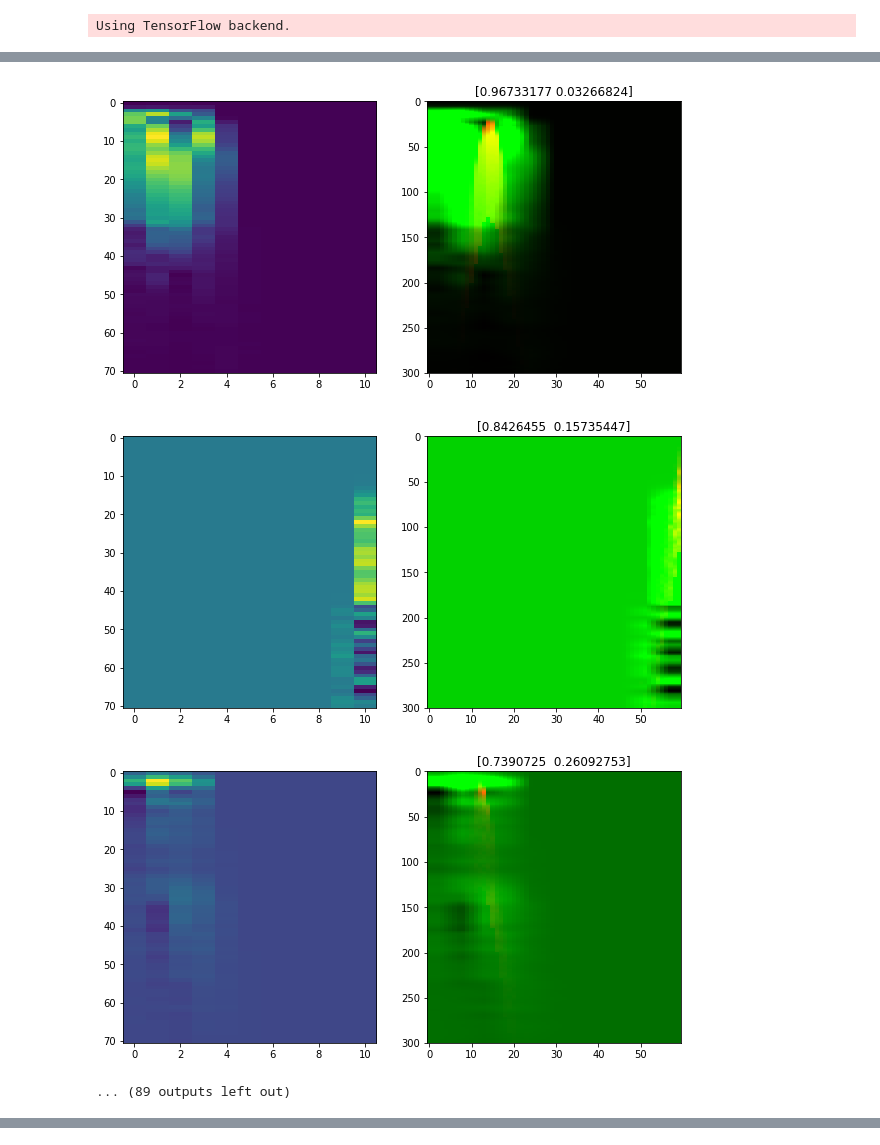
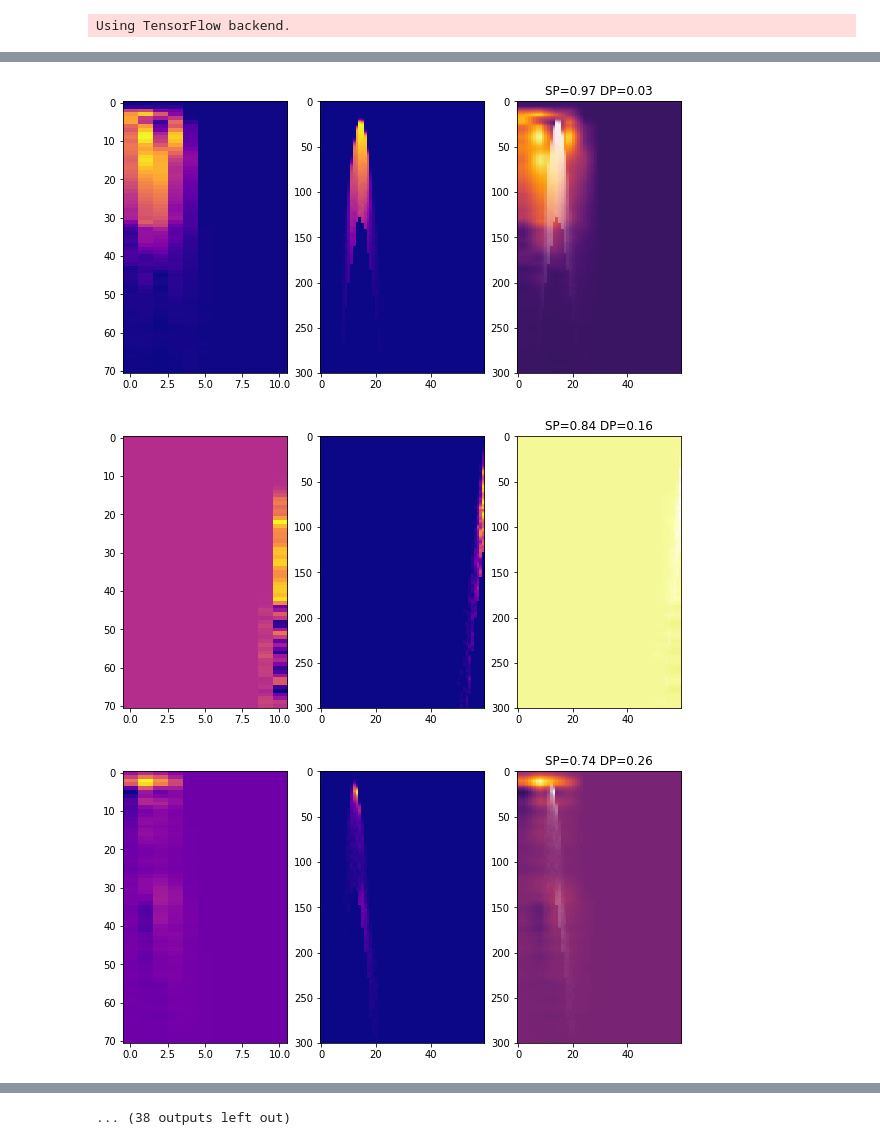
Before and after one commit to dpankova/DoublePulse, a Jupyter notebook: notebooks/Doug/DL_heatmap.ipynb, the cells around one changed output, grey strips where cells are left out. Drawn from its saved outputs; the diff is of its cells as text; code cells hidden in the pictures.

Commit message:
Heatmap working

```diff
--- a/notebooks/Doug/DL_heatmap.ipynb
+++ b/notebooks/Doug/DL_heatmap.ipynb
@@ -86,16 +87,15 @@ data_s = data_s.astype('float32')/10**-8
 # %%
 tensors = []
 decision = []
-for i in range(2:3):
+for i in range(0,50):
     tensor = data_d[i:i+1]
-    print(tensor.shape)
     tensors.append(tensor)
     im = tensor.reshape(300,60)
     fig = plt.figure(figsize=(5,5))
     ax = fig.add_subplot(111)
-    ax.imshow(im.transpose(), interpolation='nearest', aspect='auto', cmap= 'viridis')
+    ax.imshow(im.transpose(), interpolation='nearest', aspect='auto', cmap= 'plasma')
     preds = model.predict(tensor)
-    print(preds[0])
-    decision.append(preds[0])
-    #fig.close()
+    title = "SP={0:.2f} DP={1:.2f}".format(preds[0][0],preds[0][1])
+    ax.set_title(title)
+    decision.append(title)
 # %% [output]
@@ -117,10 +129,8 @@ def MakeHeatmap(tensor, model, layer):
         conv_layer_output_value[:, :, i] *= pooled_grads_value[i]
 
     heatmap = np.mean(conv_layer_output_value, axis=-1)
-    #heatmap = np.maximum(heatmap, 0)
+    scale = max(heatmap.min(), heatmap.max(), key=abs)
+    heatmap = heatmap / scale
+    heatmap[heatmap<0] = 0
 
-    heatmap /= np.max(heatmap)
-    #print(heatmap)
-    #plt.matshow(heatmap)
-    #plt.show()
     return heatmap
@@ -149,10 +137,28 @@ def Overlay(tensor, heatmap):
+# %%
+def Overlay(tensor, heatmap):
+    img = tensor.reshape(tensor.shape[1],tensor.shape[2])
+    img_max = np.max(img)
+    img[img<0] = 0
+    img = img / img_max /1.1+ 0.04
+    img = 1 - img
+
+    htm = cv2.resize(heatmap, (img.shape[1], img.shape[0]))
+    cm = plt.get_cmap('inferno')
+    htm = cm(htm)
+
+    for i, row in enumerate(img):
+        for j, val in enumerate(row):
+            htm[i][j][3] = val
+
+    return(htm)
 # %%
 for i, tensor in enumerate(tensors):
     htmap = MakeHeatmap(tensor, model,'conv2d_3')
     spos = Overlay(tensor,htmap)
-
-    f, ax_arr = plt.subplots(1,2,figsize=(10, 5))
+    #print(spos[100])
+    f, ax_arr = plt.subplots(1,3,figsize=(10, 5))
     plt.title(decision[i])
-    ax_arr[0].imshow(htmap,aspect='auto')
-    ax_arr[1].imshow(spos,aspect='auto')
+    ax_arr[0].imshow(htmap,aspect='auto', cmap = 'plasma')
+    ax_arr[1].imshow(tensor.reshape(300,60), aspect='auto', cmap = 'plasma')
+    ax_arr[2].imshow(spos,aspect='auto')
 # %% [output]
@@ -184,4 +173,3 @@ W0827 17:42:05.580101 139696025782016 image.py:648] Clipping input data to the v
-[figure, old version]
+[figure, new version]
-[figure, old version]
+[figure, new version]
-[figure, old version]
+[figure, new version]
-... (89 outputs left out)
@@ -187,0 +177 @@ W0827 17:42:05.580101 139696025782016 image.py:648] Clipping input data to the v
+... (38 outputs left out)
```
Also changed, not shown: parts of 6 cells of this notebook.
